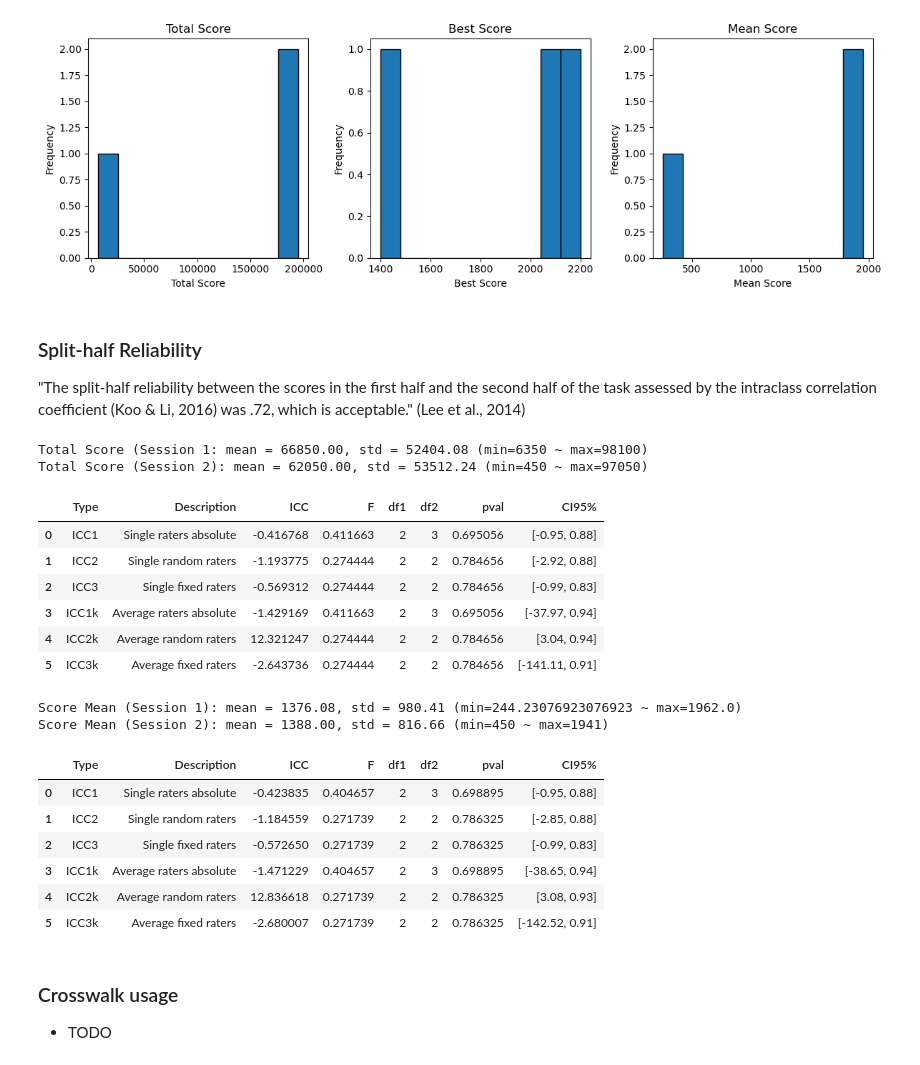
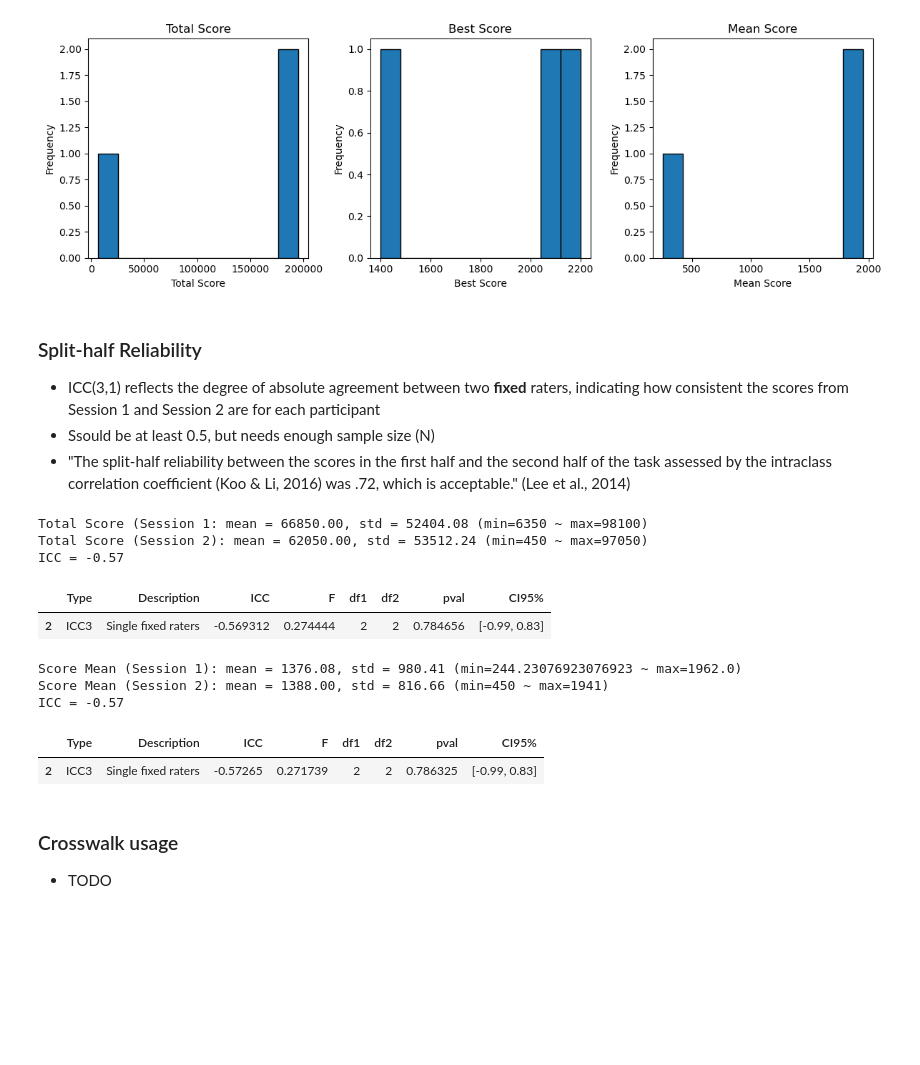
Before and after one commit to bugoverdose/PedestrianEnv, a Jupyter notebook: analysis/summary.ipynb, the cells around one changed output. Cells and saved outputs as stored; diff of their text form; code cells hidden in the pictures; blank space fills up the shorter version.

Commit message:
feat(analysis): extract ICC3 from ICC table

```diff
--- a/analysis/summary.ipynb
+++ b/analysis/summary.ipynb
@@ -169,7 +169,10 @@ STD Score: mean = 362.24, std = 48.79 (min=306.20312463355685 ~ max=395.32463325
 [figure]
 # %% [markdown]
 ### Split-half Reliability
-"The split-half reliability between the scores in the first half and the second half of the task assessed by the intraclass correlation coefficient (Koo & Li, 2016) was .72, which is acceptable." (Lee et al., 2014)
+
+- ICC(3,1) reflects the degree of absolute agreement between two **fixed** raters, indicating how consistent the scores from Session 1 and Session 2 are for each participant
+- Ssould be at least 0.5, but needs enough sample size (N)
+- "The split-half reliability between the scores in the first half and the second half of the task assessed by the intraclass correlation coefficient (Koo & Li, 2016) was .72, which is acceptable." (Lee et al., 2014)
 # %%
 print_summary(df['total_score_session1'], "Total Score (Session 1")
 print_summary(df['total_score_session2'], "Total Score (Session 2)")
@@ -181,39 +184,35 @@ df_total = pd.DataFrame({
     'score':   np.concatenate([df['total_score_session1'].values, df['total_score_session2'].values])
 })
 icc_table = pg.intraclass_corr(data=df_total, targets='subject', raters='rater', ratings='score')
-icc_table
+icc3 = icc_table.loc[icc_table["Type"] == "ICC3"]
+print(f"ICC = {icc3['ICC'].values[0]:.2f}")
+icc3
 # %% [output]
 Total Score (Session 1: mean = 66850.00, std = 52404.08 (min=6350 ~ max=98100)
 Total Score (Session 2): mean = 62050.00, std = 53512.24 (min=450 ~ max=97050)
+ICC = -0.57
 |  | Type | Description | ICC | F | df1 | df2 | pval | CI95% |
-| 0 | ICC1 | Single raters absolute | -0.416768 | 0.411663 | 2 | 3 | 0.695056 | [-0.95, 0.88] |
-| 1 | ICC2 | Single random raters | -1.193775 | 0.274444 | 2 | 2 | 0.784656 | [-2.92, 0.88] |
 | 2 | ICC3 | Single fixed raters | -0.569312 | 0.274444 | 2 | 2 | 0.784656 | [-0.99, 0.83] |
-| 3 | ICC1k | Average raters absolute | -1.429169 | 0.411663 | 2 | 3 | 0.695056 | [-37.97, 0.94] |
-| 4 | ICC2k | Average random raters | 12.321247 | 0.274444 | 2 | 2 | 0.784656 | [3.04, 0.94] |
-| 5 | ICC3k | Average fixed raters | -2.643736 | 0.274444 | 2 | 2 | 0.784656 | [-141.11, 0.91] |
 # %%
 print_summary(df['average_score_session1'], "Score Mean (Session 1)")
 print_summary(df['average_score_session2'], "Score Mean (Session 2)")
 
 total_length = len(df["subj_id"])
 df_total = pd.DataFrame({
     'subject': np.repeat(df['subj_id'].values, 2),
     'rater':   np.tile(['first', 'second'], total_length),
     'score':   np.concatenate([df['average_score_session1'].values, df['average_score_session2'].values])
 })
 icc_table = pg.intraclass_corr(data=df_total, targets='subject', raters='rater', ratings='score')
-icc_table
+icc3 = icc_table.loc[icc_table["Type"] == "ICC3"]
+print(f"ICC = {icc3['ICC'].values[0]:.2f}")
+icc3
 # %% [output]
 Score Mean (Session 1): mean = 1376.08, std = 980.41 (min=244.23076923076923 ~ max=1962.0)
 Score Mean (Session 2): mean = 1388.00, std = 816.66 (min=450 ~ max=1941)
+ICC = -0.57
 |  | Type | Description | ICC | F | df1 | df2 | pval | CI95% |
-| 0 | ICC1 | Single raters absolute | -0.423835 | 0.404657 | 2 | 3 | 0.698895 | [-0.95, 0.88] |
-| 1 | ICC2 | Single random raters | -1.184559 | 0.271739 | 2 | 2 | 0.786325 | [-2.85, 0.88] |
-| 2 | ICC3 | Single fixed raters | -0.572650 | 0.271739 | 2 | 2 | 0.786325 | [-0.99, 0.83] |
-| 3 | ICC1k | Average raters absolute | -1.471229 | 0.404657 | 2 | 3 | 0.698895 | [-38.65, 0.94] |
-| 4 | ICC2k | Average random raters | 12.836618 | 0.271739 | 2 | 2 | 0.786325 | [3.08, 0.93] |
-| 5 | ICC3k | Average fixed raters | -2.680007 | 0.271739 | 2 | 2 | 0.786325 | [-142.52, 0.91] |
+| 2 | ICC3 | Single fixed raters | -0.57265 | 0.271739 | 2 | 2 | 0.786325 | [-0.99, 0.83] |
 # %% [markdown]
 ### Crosswalk usage
 - TODO
```
